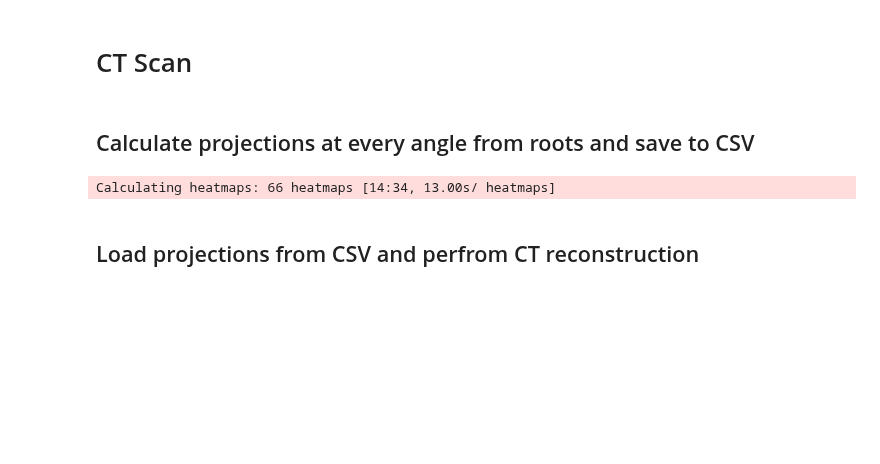
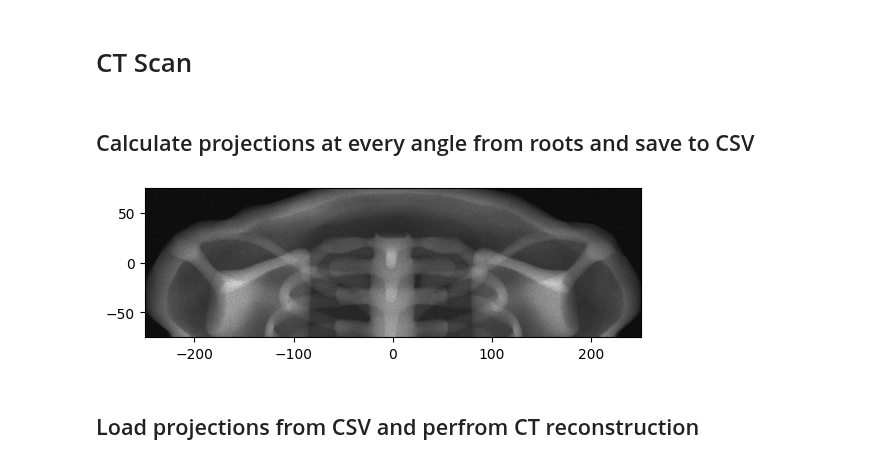
Before and after one commit to miguelcomett/G4_IFI-Team_2024, a Jupyter notebook: miguelcomett/Radiography_2.ipynb, the cells around one changed output. Drawn from its saved outputs; the diff is of its cells as text; code cells hidden in the pictures; blank space fills up the shorter version.

```diff
--- a/miguelcomett/Radiography_2.ipynb
+++ b/miguelcomett/Radiography_2.ipynb
@@ -271,21 +271,22 @@ Plotly_Heatmap(array, xlim, ylim, title, x_label, y_label, annotation, width, he
 # %%
 import Radiography_Library as RadLib
 
-directory = '/Volumes/GIECC/Geant4/Roots/CT3'
-roots = [0, 360, 2] # start, end, degree step
+directory = '/Volumes/GIECC/Geant4/CT/CT3'
+roots = [0, 2, 2] # start, end, degree step
 
 tree_name = "Photons"
 x_branch  = "X_axis"
 y_branch  = "Y_axis"
 
 dimensions = [250, 75, 0, 150] # sizeX, sizeY, shiftX, shiftY, # in mm
 
 log_factor = 1e-10
 pixel_size = 0.5 # in mm
 
-htmps, xlim, ylim = RadLib.Calculate_Projections(directory, roots, tree_name, x_branch, y_branch, dimensions, log_factor, pixel_size)
+csv_folder = "/Volumes/GIECC/Geant4/CT/CT3/CSV_par"
 
-csv_folder = "/Volumes/GIECC/Geant4/Roots/CT3/CSV_Impar/csv"
-RadLib.save_htmps_csv(htmps, roots, csv_folder)
+htmps, xlim, ylim = RadLib.Calculate_Projections(directory, roots, tree_name, x_branch, y_branch, dimensions, log_factor, pixel_size, csv_folder)
+
+# RadLib.save_htmps_csv(htmps, roots, csv_folder)
 # %% [output]
-Calculating heatmaps: 66 heatmaps [14:34, 13.00s/ heatmaps]
+[figure, added]
```
Also changed, not shown: parts of 1 cell of this notebook, 1 other file.
